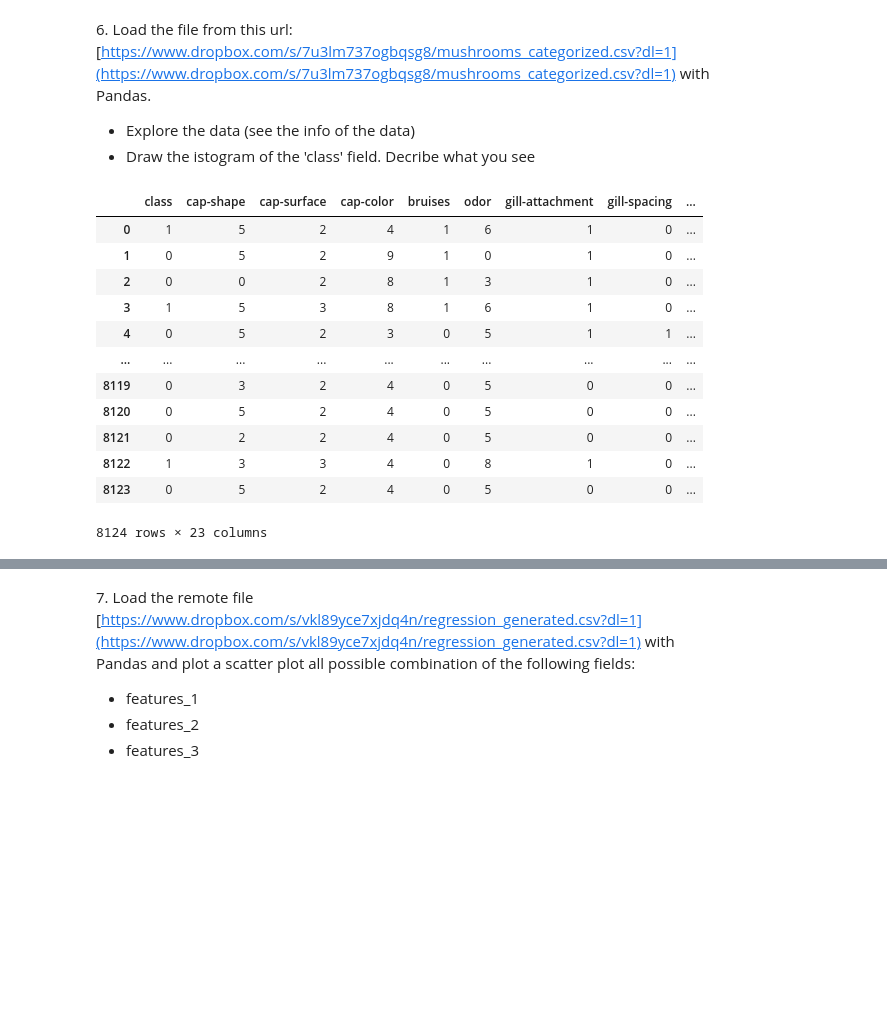
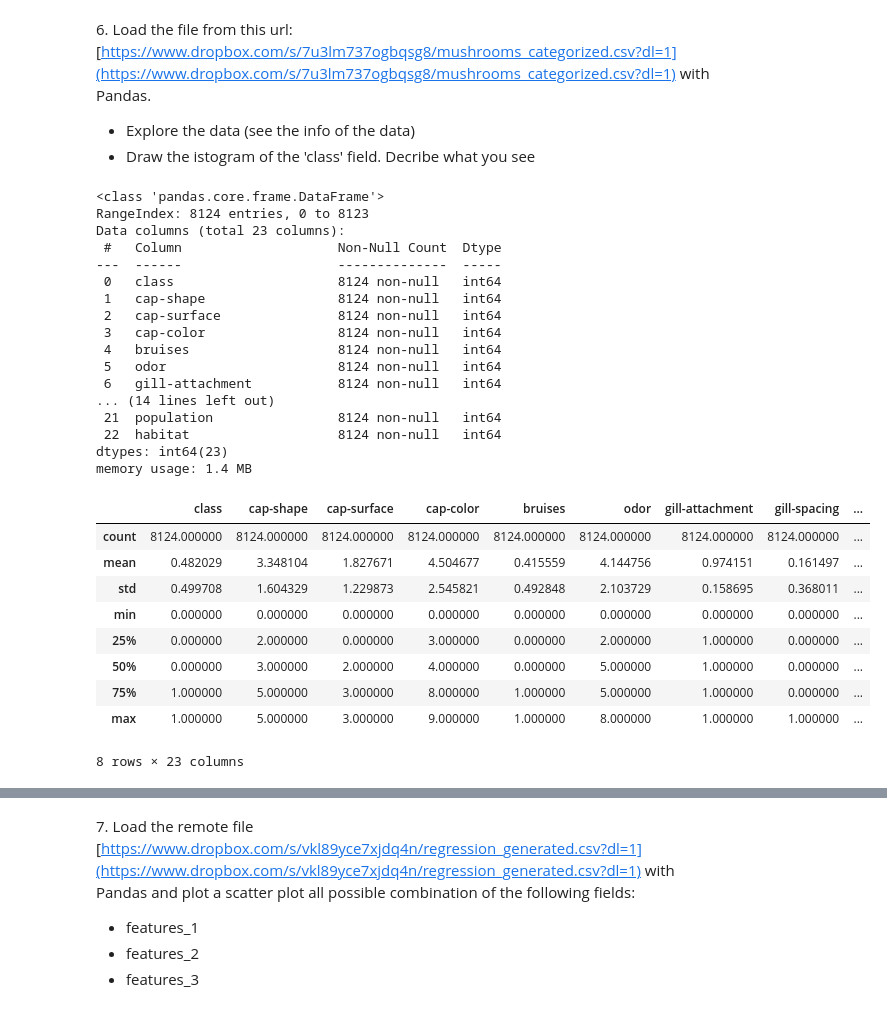
Before and after one commit to giuliadoda/LaboratoryOfComputationalPhysics_Y6, a Jupyter notebook: 05ex_OSEMN.ipynb, the cells around one changed output, grey strips where cells are left out. Saved outputs shown, nothing was run; the diff lists cells and outputs as text; code cells hidden in the pictures; blank space fills up the shorter version.

```diff
--- a/05ex_OSEMN.ipynb
+++ b/05ex_OSEMN.ipynb
@@ -137,20 +94,37 @@ filtered
 # %%
 url6 = 'https://www.dropbox.com/s/7u3lm737ogbqsg8/mushrooms_categorized.csv?dl=1'
 data6 = pd.read_csv(url6)
-data6
+data6.info()
 # %% [output]
-|  | class | cap-shape | cap-surface | cap-color | bruises | odor | gill-attachment | gill-spacing | ... |
-| 0 | 1 | 5 | 2 | 4 | 1 | 6 | 1 | 0 | ... |
-| 1 | 0 | 5 | 2 | 9 | 1 | 0 | 1 | 0 | ... |
-| 2 | 0 | 0 | 2 | 8 | 1 | 3 | 1 | 0 | ... |
-| 3 | 1 | 5 | 3 | 8 | 1 | 6 | 1 | 0 | ... |
-| 4 | 0 | 5 | 2 | 3 | 0 | 5 | 1 | 1 | ... |
-| ... | ... | ... | ... | ... | ... | ... | ... | ... | ... |
-| 8119 | 0 | 3 | 2 | 4 | 0 | 5 | 0 | 0 | ... |
-| 8120 | 0 | 5 | 2 | 4 | 0 | 5 | 0 | 0 | ... |
-| 8121 | 0 | 2 | 2 | 4 | 0 | 5 | 0 | 0 | ... |
-| 8122 | 1 | 3 | 3 | 4 | 0 | 8 | 1 | 0 | ... |
-| 8123 | 0 | 5 | 2 | 4 | 0 | 5 | 0 | 0 | ... |
-8124 rows × 23 columns
+<class 'pandas.core.frame.DataFrame'>
+RangeIndex: 8124 entries, 0 to 8123
+Data columns (total 23 columns):
+ #   Column                    Non-Null Count  Dtype
+---  ------                    --------------  -----
+ 0   class                     8124 non-null   int64
+ 1   cap-shape                 8124 non-null   int64
+ 2   cap-surface               8124 non-null   int64
+ 3   cap-color                 8124 non-null   int64
+ 4   bruises                   8124 non-null   int64
+ 5   odor                      8124 non-null   int64
+ 6   gill-attachment           8124 non-null   int64
+... (14 lines left out)
+ 21  population                8124 non-null   int64
+ 22  habitat                   8124 non-null   int64
+dtypes: int64(23)
+memory usage: 1.4 MB
+# %%
+data6.describe()
+# %% [output]
+|  | class | cap-shape | cap-surface | cap-color | bruises | odor | gill-attachment | gill-spacing | ... |
+| count | 8124.000000 | 8124.000000 | 8124.000000 | 8124.000000 | 8124.000000 | 8124.000000 | 8124.000000 | 8124.000000 | ... |
+| mean | 0.482029 | 3.348104 | 1.827671 | 4.504677 | 0.415559 | 4.144756 | 0.974151 | 0.161497 | ... |
+| std | 0.499708 | 1.604329 | 1.229873 | 2.545821 | 0.492848 | 2.103729 | 0.158695 | 0.368011 | ... |
+| min | 0.000000 | 0.000000 | 0.000000 | 0.000000 | 0.000000 | 0.000000 | 0.000000 | 0.000000 | ... |
+| 25% | 0.000000 | 2.000000 | 0.000000 | 3.000000 | 0.000000 | 2.000000 | 1.000000 | 0.000000 | ... |
+| 50% | 0.000000 | 3.000000 | 2.000000 | 4.000000 | 0.000000 | 5.000000 | 1.000000 | 0.000000 | ... |
+| 75% | 1.000000 | 5.000000 | 3.000000 | 8.000000 | 1.000000 | 5.000000 | 1.000000 | 0.000000 | ... |
+| max | 1.000000 | 5.000000 | 3.000000 | 9.000000 | 1.000000 | 8.000000 | 1.000000 | 1.000000 | ... |
+8 rows × 23 columns
 # %%
 data6.hist('class')
```
Also changed, not shown: parts of 14 cells of this notebook, 16 other files.
